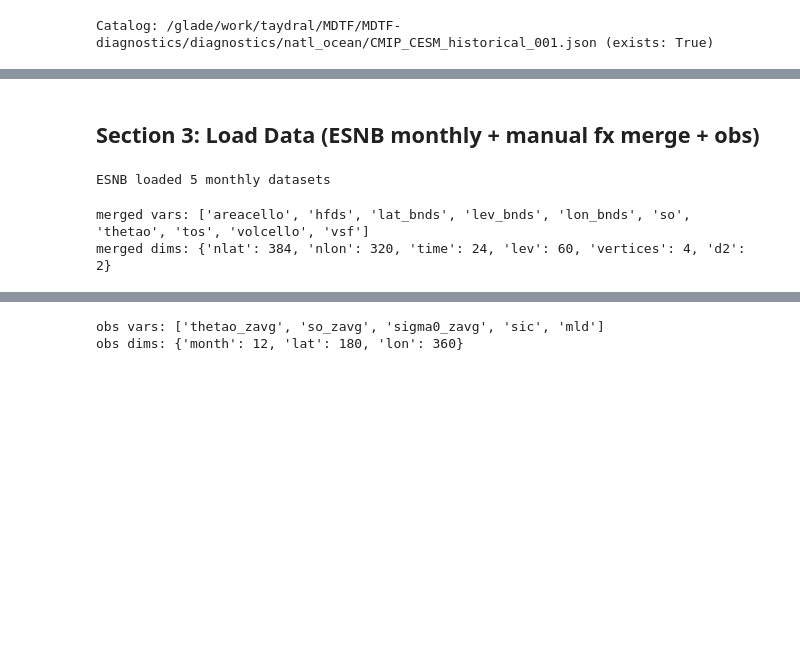
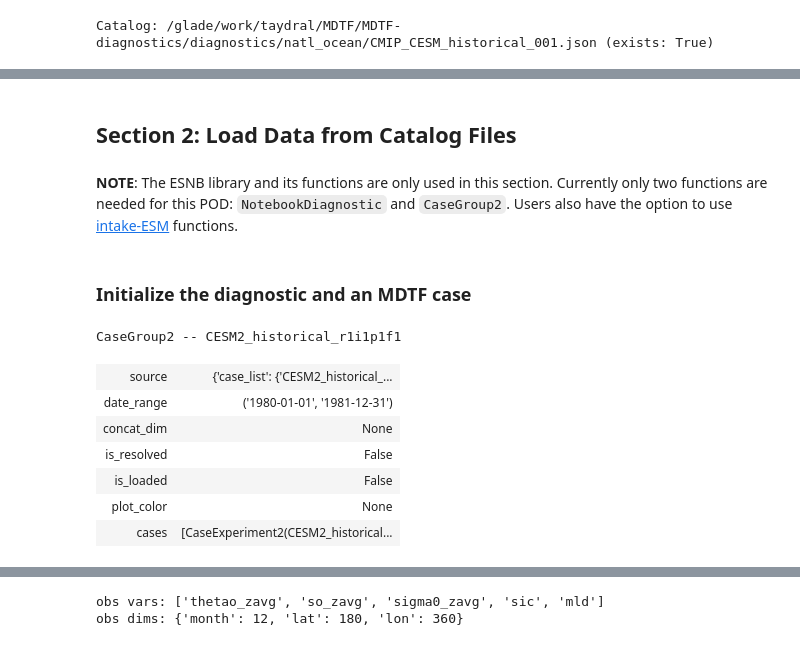
Before and after one commit to Taydra-Low/MDTF-diagnostics, a Jupyter notebook: example_notebooks/mdtf.natl_ocean_TL.ipynb, the cells around one changed output, grey strips where cells are left out. Drawn from its saved outputs; the diff is of its cells as text; code cells hidden in the pictures; blank space fills up the shorter version.

```diff
--- a/example_notebooks/mdtf.natl_ocean_TL.ipynb
+++ b/example_notebooks/mdtf.natl_ocean_TL.ipynb
@@ -32,0 +85,6 @@ Load from `diagnostics/natl_ocean/settings.jsonc`. We also build a monthly-only
+# %%
+# Define a mode (leave "prod" for now)
+mode = "interactive"
+
+# Verbosity
+verbose = True
@@ -74,2 +201,5 @@ Catalog: /glade/work/taydral/MDTF/MDTF-diagnostics/diagnostics/natl_ocean/CMIP_C
 # %% [markdown]
-## Section 3: Load Data (ESNB monthly + manual fx merge + obs)
+<a id='section2'></a>
+## Section 2: Load Data from Catalog Files
+# %% [markdown]
+**NOTE**: The ESNB library and its functions are only used in this section. Currently only two functions are needed for this POD: `NotebookDiagnostic` and `CaseGroup2`. Users also have the option to use [intake-ESM](https://intake-esm.readthedocs.io/en/stable/) functions.
@@ -76,21 +210,25 @@ Catalog: /glade/work/taydral/MDTF/MDTF-diagnostics/diagnostics/natl_ocean/CMIP_C
+# %% [markdown]
+### Initialize the diagnostic and an MDTF case
 # %%
-from esnb import NotebookDiagnostic, CaseGroup2
+# Initialize the diagnostic
+pod_env_vars = NotebookDiagnostic(settings_monthly)
 
-pod_env_vars = NotebookDiagnostic(settings_monthly)
-groups = [CaseGroup2(case_info, date_range=(startdate, enddate))]
-pod_env_vars.resolve(groups)
-pod_env_vars.open()
-print(f'ESNB loaded {len(pod_env_vars.datasets)} monthly datasets')
-
-# Manual load for the fx (time-invariant) vars
-fx_base = Path('/glade/collections/cmip/CMIP6/CMIP/NCAR/CESM2/historical/r1i1p1f1/Ofx')
-ds_areacello = xr.open_dataset(fx_base / 'areacello/gn/v20190308/areacello_Ofx_CESM2_historical_r1i1p1f1_gn.nc')
-ds_volcello  = xr.open_dataset(fx_base / 'volcello/gn/v20190308/volcello_Ofx_CESM2_historical_r1i1p1f1_gn.nc')
-
-ds_merged = xr.merge(pod_env_vars.datasets + [ds_areacello, ds_volcello], join='outer')
-print(f"\nmerged vars: {sorted(list(ds_merged.data_vars))}")
-print(f"merged dims: {dict(ds_merged.sizes)}")
+# Initialize an MDTF case
+groups = [
+    CaseGroup2(
+        case_info,
+        date_range=(startdate, enddate),
+    )
+]
-# %% [output]
-ESNB loaded 5 monthly datasets
-merged vars: ['areacello', 'hfds', 'lat_bnds', 'lev_bnds', 'lon_bnds', 'so', 'thetao', 'tos', 'volcello', 'vsf']
-merged dims: {'nlat': 384, 'nlon': 320, 'time': 24, 'lev': 60, 'vertices': 4, 'd2': 2}
+# %%
+# Check that the case info is correct
+groups[0]
+# %% [output]
+CaseGroup2 -- CESM2_historical_r1i1p1f1
+| source | {'case_list': {'CESM2_historical_... |
+| date_range | ('1980-01-01', '1981-12-31') |
+| concat_dim | None |
+| is_resolved | False |
+| is_loaded | False |
+| plot_color | None |
+| cases | [CaseExperiment2(CESM2_historical... |
```
Also changed, not shown: parts of 45 cells of this notebook.
